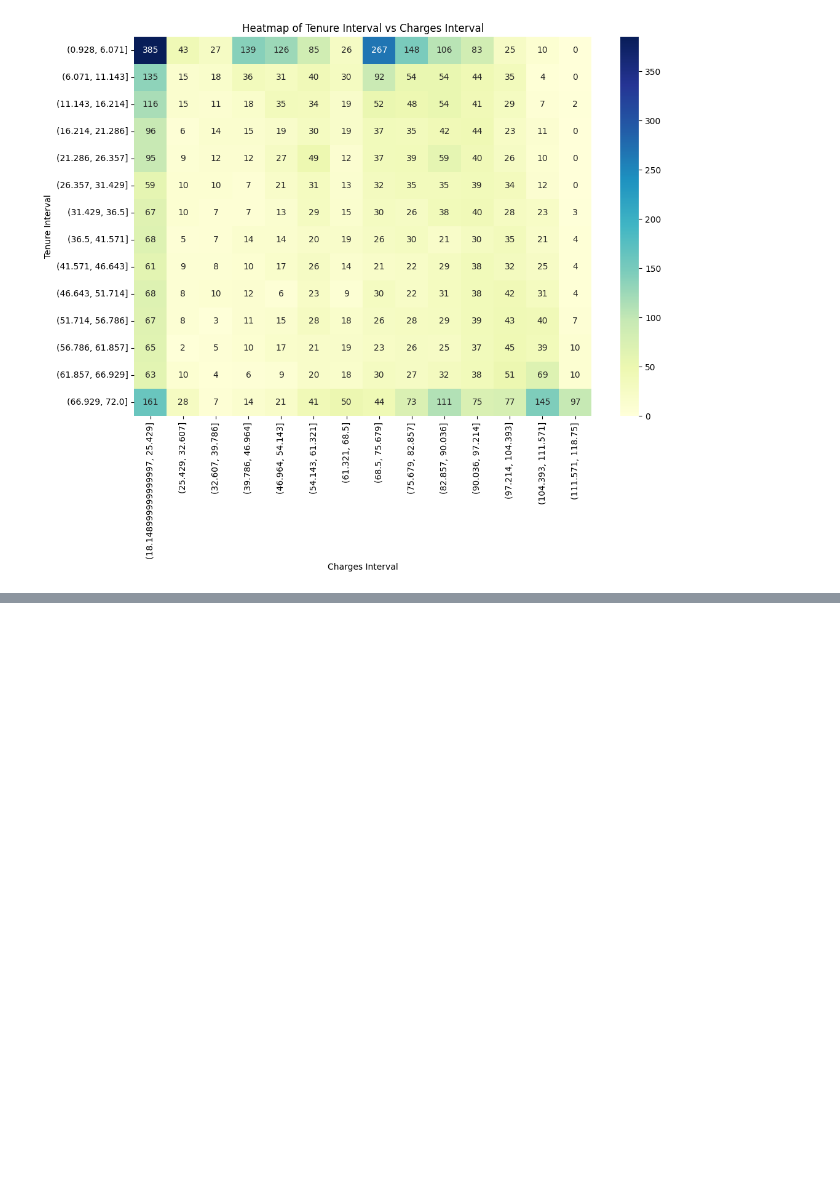
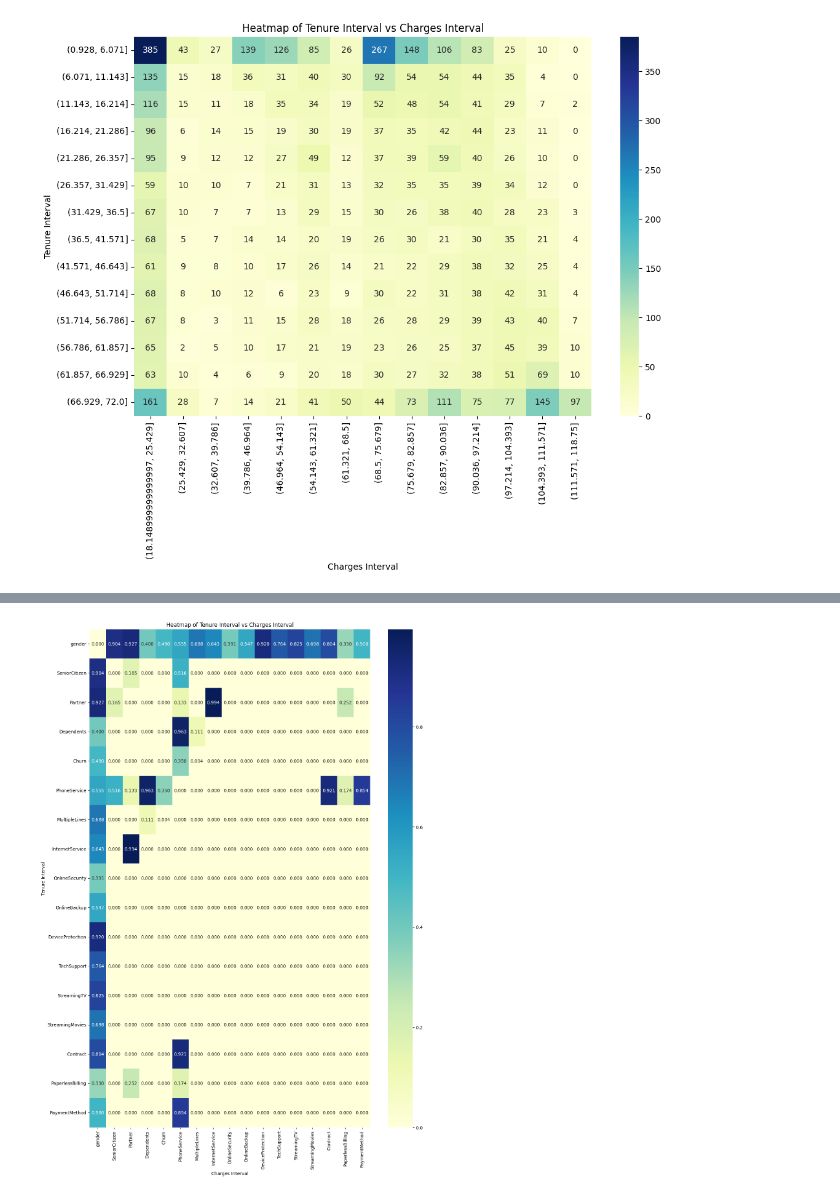
Before and after one commit to leorlik/alura-voz, a Jupyter notebook: 2 - Data Analysis/data_analysis.ipynb, the cells around one changed output, grey strips where cells are left out. Saved outputs shown, nothing was run; the diff lists cells and outputs as text; code cells hidden in the pictures; blank space fills up the shorter version.

```diff
--- a/2 - Data Analysis/data_analysis.ipynb
+++ b/2 - Data Analysis/data_analysis.ipynb
@@ -358,0 +467,25 @@ plt.show()
+# %%
+for row in range(len(columns)):
+    for column in range(len(columns)):
+
+        contingency_table = pd.crosstab(df[columns[row]], df[columns[column]])
+        _, p, _, _ = chi2_contingency(contingency_table)
+
+        df_chi_squared.iloc[row, column] = p
+# %%
+df_chi_squared = df_chi_squared.astype(float)
+# %%
+### Looking for critical groups based on tenure and charges
+### Draw heatmap
+plt.figure(figsize=(14, 20))
+sns.heatmap(df_chi_squared, annot=True, fmt=".3f", cmap='YlGnBu', cbar=True)
+
+# Set labels
+plt.title('Heatmap of Tenure Interval vs Charges Interval')
+plt.xlabel('Charges Interval')
+plt.ylabel('Tenure Interval')
+
+plt.show() ### Besides Phone service and gender, all categorical variables can be used to look onto churn rate. Also, a lot of variables
+           ### Seems correlated between themselves. For example, The internet columns doesn't look that relevant
+# %% [output]
+[figure, added]
```
Also changed, not shown: parts of 15 cells of this notebook.
